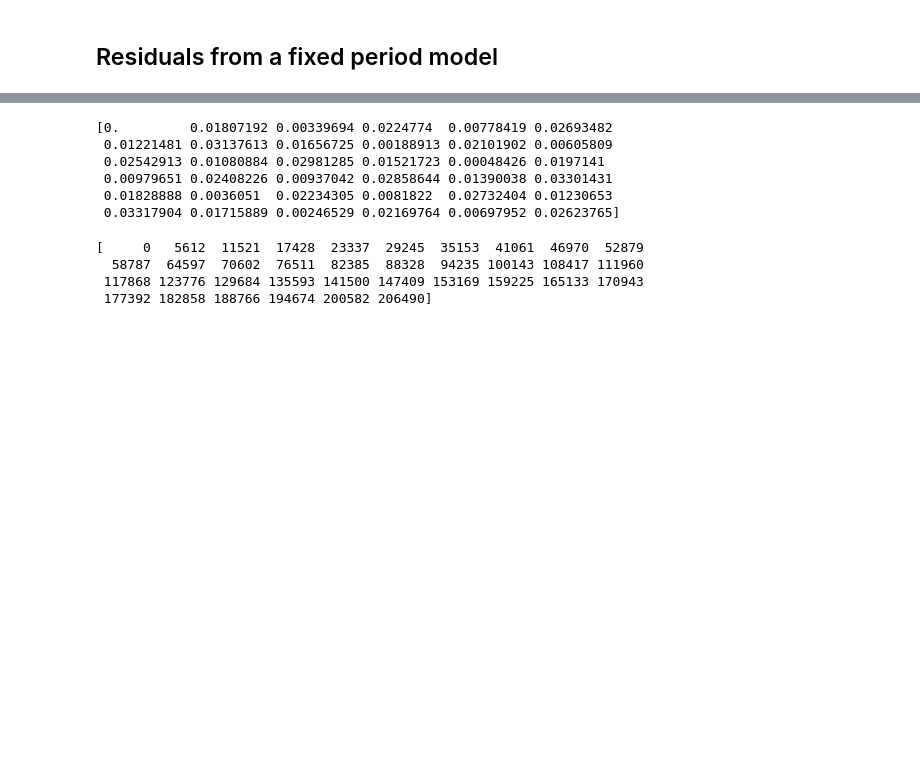
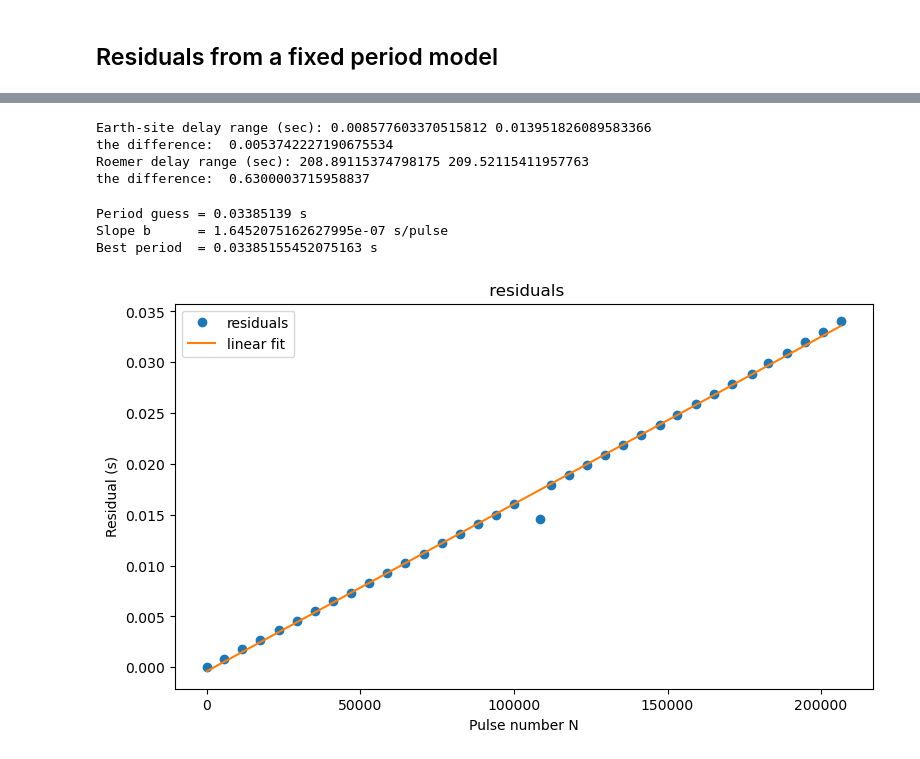
Before and after one commit to AliWA2022/Pulsars-Analysis-, a Jupyter notebook: Crab Pulsar Timing copy.ipynb, the cells around one changed output, grey strips where cells are left out. Saved outputs shown, nothing was run; the diff lists cells and outputs as text; code cells hidden in the pictures; blank space fills up the shorter version.

```diff
--- a/Crab Pulsar Timing copy.ipynb
+++ b/Crab Pulsar Timing copy.ipynb
@@ -292,16 +358,0 @@ print(t_sec)
-# %%
-print(residual_sec)
-# %% [output]
-[0.         0.01807192 0.00339694 0.0224774  0.00778419 0.02693482
- 0.01221481 0.03137613 0.01656725 0.00188913 0.02101902 0.00605809
- 0.02542913 0.01080884 0.02981285 0.01521723 0.00048426 0.0197141
- 0.00979651 0.02408226 0.00937042 0.02858644 0.01390038 0.03301431
- 0.01828888 0.0036051  0.02234305 0.0081822  0.02732404 0.01230653
- 0.03317904 0.01715889 0.00246529 0.02169764 0.00697952 0.02623765]
-# %%
-print(N)
-# %% [output]
-[     0   5612  11521  17428  23337  29245  35153  41061  46970  52879
-  58787  64597  70602  76511  82385  88328  94235 100143 108417 111960
- 117868 123776 129684 135593 141500 147409 153169 159225 165133 170943
- 177392 182858 188766 194674 200582 206490]
@@ -309,0 +359,58 @@ q
+# %%
+print("Earth-site delay range (sec):", earth_delay_sec.min(), earth_delay_sec.max(),"\nthe difference: ",-earth_delay_sec.min()+earth_delay_sec.max() )
+print("Roemer delay range (sec):", roemer_delay_sec.min(), roemer_delay_sec.max(),"\nthe difference: ",-roemer_delay_sec.min()+ roemer_delay_sec.max() )
+# %% [output]
+Earth-site delay range (sec): 0.008577603370515812 0.013951826089583366
+the difference:  0.0053742227190675534
+Roemer delay range (sec): 208.89115374798175 209.52115411957763
+the difference:  0.6300003715958837
+# %%
+import numpy as np
+import matplotlib.pyplot as plt
+
+
+
+# use barycentric ToAs
+t_sec = (toa_bary_mjd - toa_bary_mjd[0]) * 86400.0
+
+# pulse number
+N = np.rint(t_sec / period_guess).astype(int)
+
+# wrapped residuals in [0, P)
+residual_sec = t_sec - N * period_guess
+residual_sec = residual_sec % period_guess
+
+# ---- unwrap residuals ----
+residual_unwrapped = residual_sec.copy()
+
+for i in range(1, len(residual_unwrapped)):
+    jump = residual_unwrapped[i] - residual_unwrapped[i - 1]
+
+    if jump > 0.5 * period_guess:
+        residual_unwrapped[i:] -= period_guess
+    elif jump < -0.5 * period_guess:
+        residual_unwrapped[i:] += period_guess
+
+# fit straight line to unwrapped residuals
+b, a = np.polyfit(N, residual_unwrapped, 1)
+P_fit = period_guess + b
+
+print("Period guess =", period_guess, "s")
+print("Slope b      =", b, "s/pulse")
+print("Best period  =", P_fit, "s")
+
+
+
+plt.figure(figsize=(9,5))
+plt.plot(N, residual_unwrapped, "o", label="residuals")
+plt.plot(N, a + b*N, "-", label="linear fit")
+plt.xlabel("Pulse number N")
+plt.ylabel("Residual (s)")
+plt.title(" residuals")
+plt.legend()
+plt.show()
+# %% [output]
+Period guess = 0.03385139 s
+Slope b      = 1.6452075162627995e-07 s/pulse
+Best period  = 0.03385155452075163 s
+[figure, added]
```
Also changed, not shown: parts of 18 cells of this notebook.
